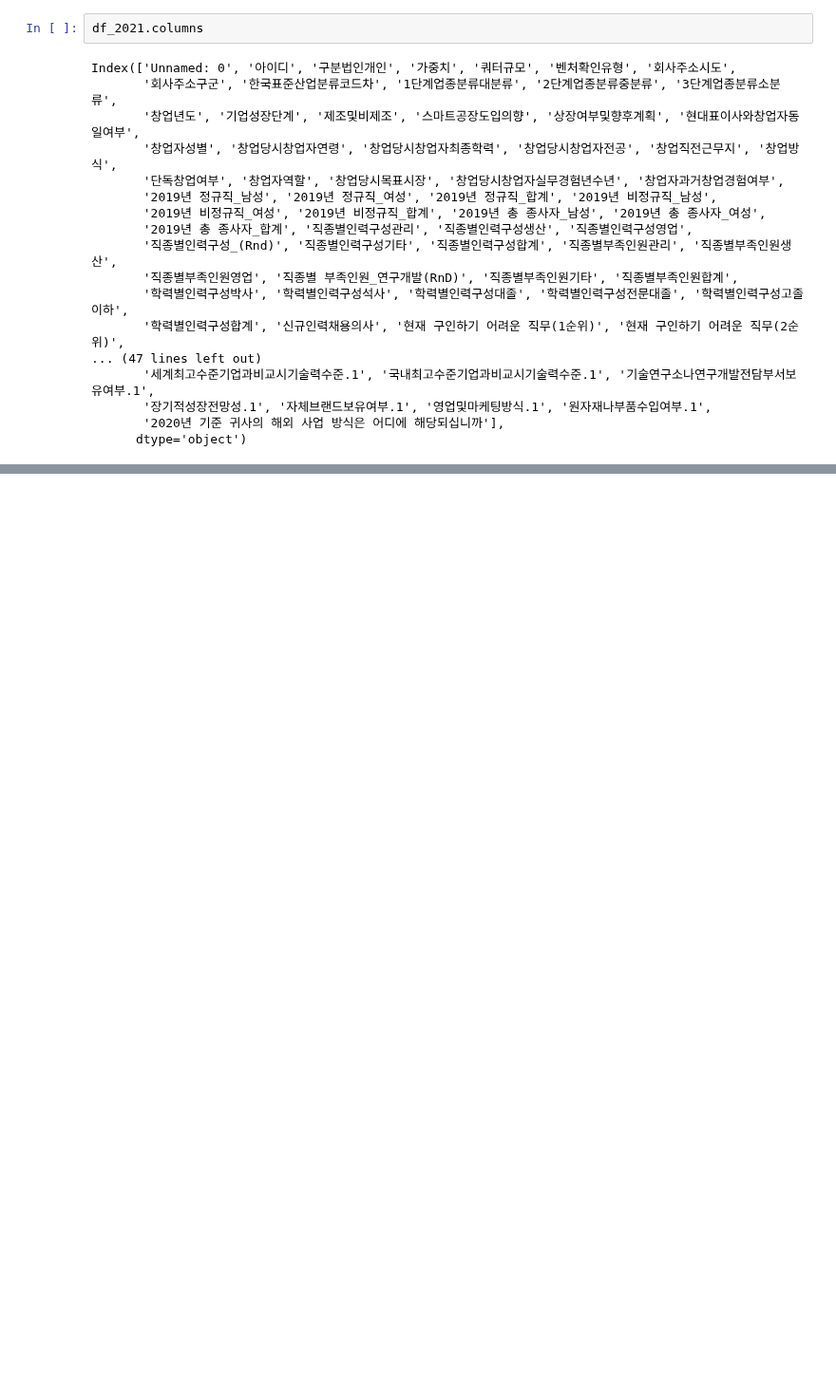
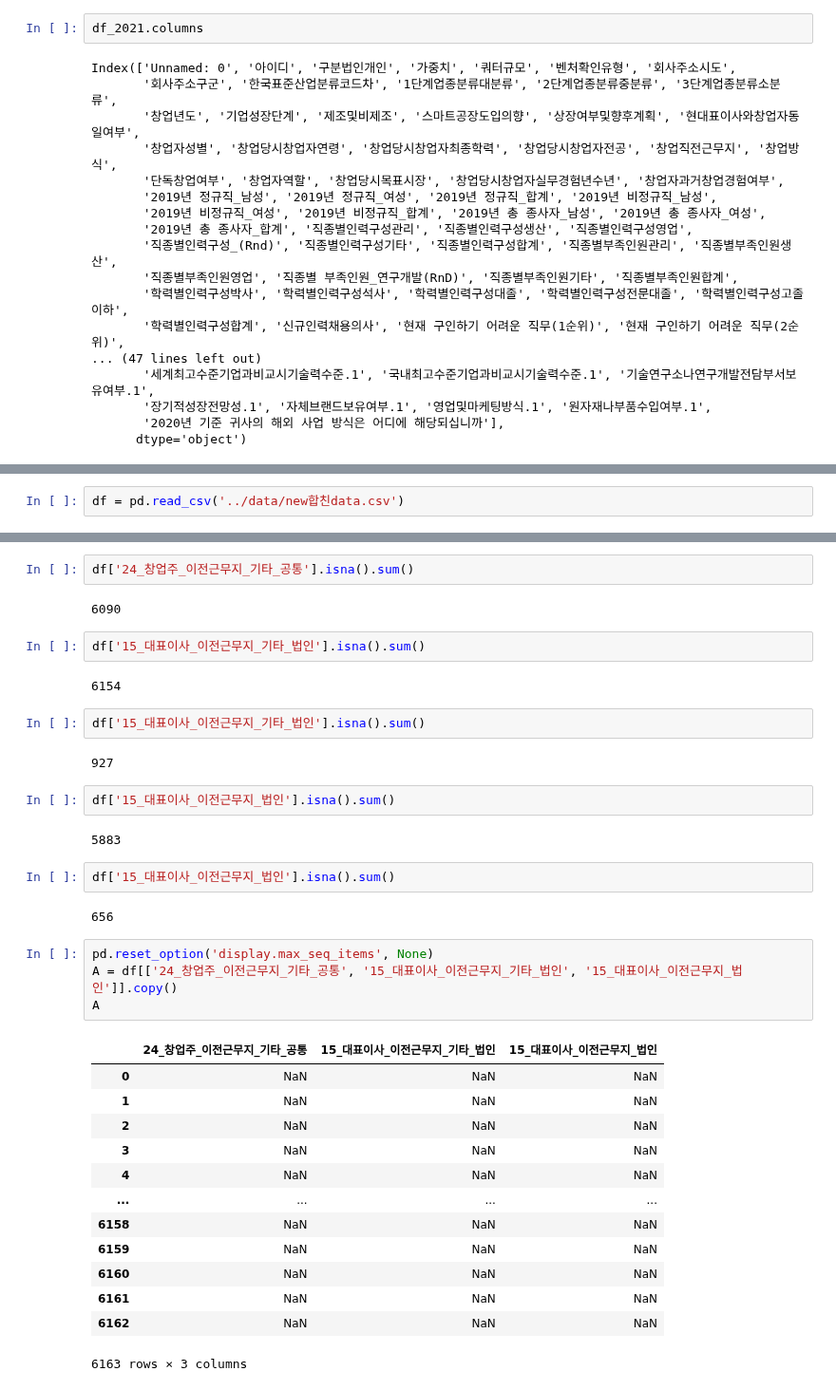
Before and after one commit to shoni0325/Project_1, a Jupyter notebook: code/test1.ipynb, the cells around one changed output, grey strips where cells are left out. Shown at 95% size. Cells and saved outputs as stored; diff of their text form; blank space fills up the shorter version.

```diff
--- a/code/test1.ipynb
+++ b/code/test1.ipynb
@@ -183,0 +239,2 @@ Index(['Unnamed: 0', '아이디', '구분법인개인', '가중치', '쿼터규
+# %%
+df = pd.read_csv('../data/new합친data.csv')
@@ -183,0 +249,38 @@ Index(['Unnamed: 0', '아이디', '구분법인개인', '가중치', '쿼터규
+# %%
+df['24_창업주_이전근무지_기타_공통'].isna().sum()
+# %% [output]
+6090
+# %%
+df['15_대표이사_이전근무지_기타_법인'].isna().sum()
+# %% [output]
+6154
+# %%
+df['15_대표이사_이전근무지_기타_법인'].isna().sum()
+# %% [output]
+927
+# %%
+df['15_대표이사_이전근무지_법인'].isna().sum()
+# %% [output]
+5883
+# %%
+df['15_대표이사_이전근무지_법인'].isna().sum()
+# %% [output]
+656
+# %%
+pd.reset_option('display.max_seq_items', None)
+A = df[['24_창업주_이전근무지_기타_공통', '15_대표이사_이전근무지_기타_법인', '15_대표이사_이전근무지_법인']].copy()
+A
+# %% [output]
+|  | 24_창업주_이전근무지_기타_공통 | 15_대표이사_이전근무지_기타_법인 | 15_대표이사_이전근무지_법인 |
+| 0 | NaN | NaN | NaN |
+| 1 | NaN | NaN | NaN |
+| 2 | NaN | NaN | NaN |
+| 3 | NaN | NaN | NaN |
+| 4 | NaN | NaN | NaN |
+| ... | ... | ... | ... |
+| 6158 | NaN | NaN | NaN |
+| 6159 | NaN | NaN | NaN |
+| 6160 | NaN | NaN | NaN |
+| 6161 | NaN | NaN | NaN |
+| 6162 | NaN | NaN | NaN |
+6163 rows × 3 columns
```
Also changed, not shown: parts of 87 cells of this notebook, 12 other files.
